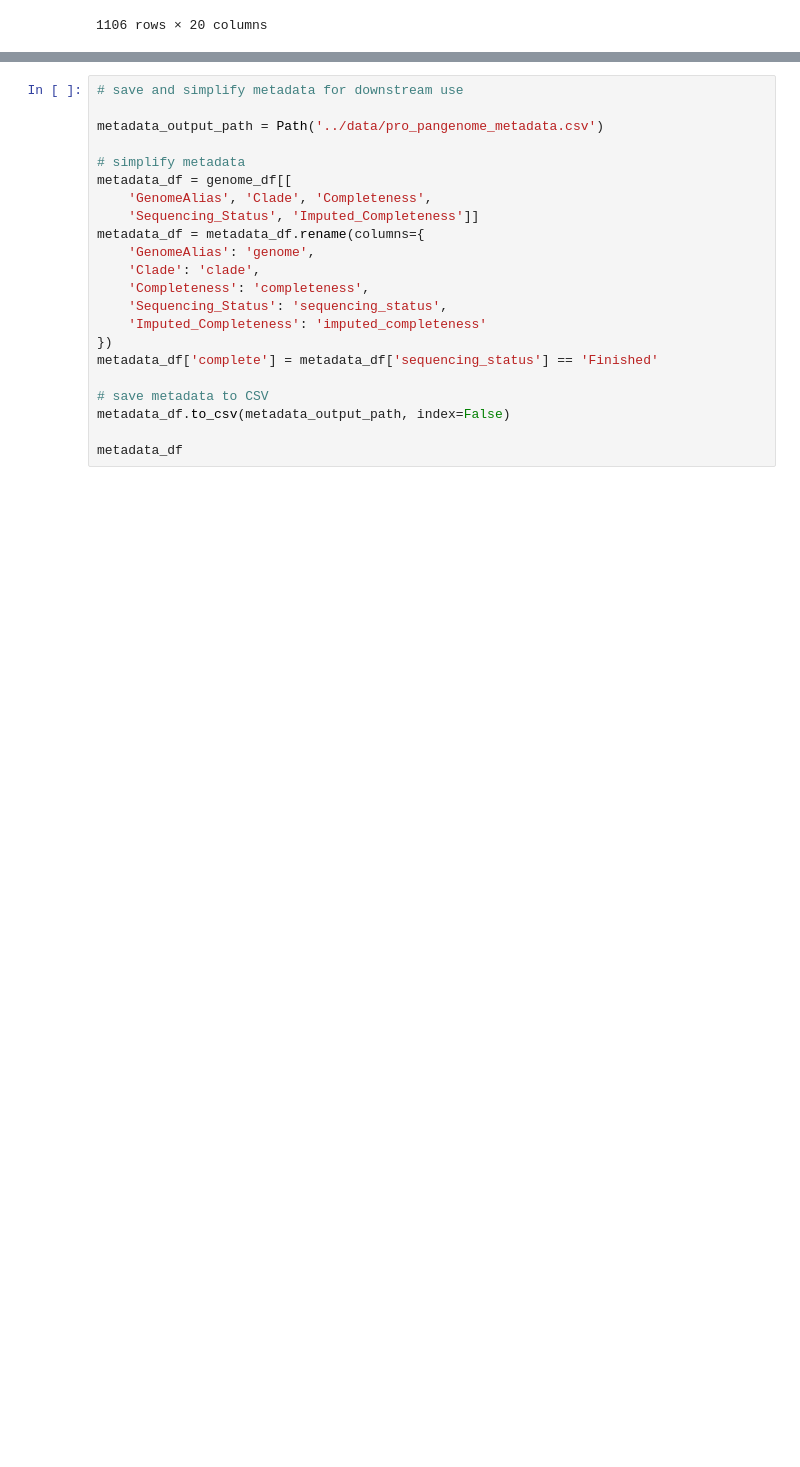
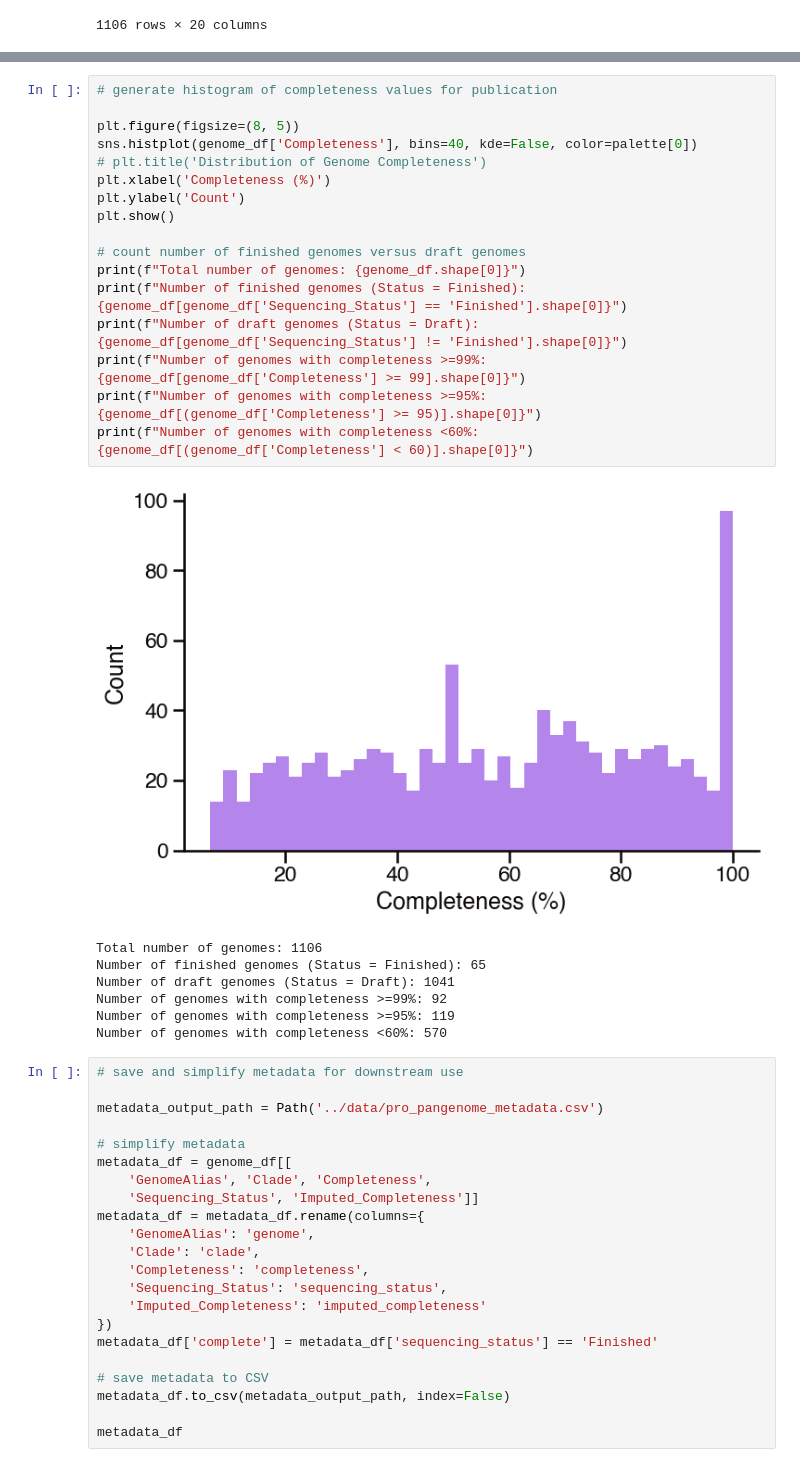
Before and after one commit to blasks/gene-prevalence, a Jupyter notebook: experiments/data-preparation.ipynb, the cells around one changed output, grey strips where cells are left out. Drawn from its saved outputs; the diff is of its cells as text; blank space fills up the shorter version.

```diff
--- a/experiments/data-preparation.ipynb
+++ b/experiments/data-preparation.ipynb
@@ -92,3 +131,28 @@ plt.show()
+# %%
+# generate histogram of completeness values for publication
+
+plt.figure(figsize=(8, 5))
+sns.histplot(genome_df['Completeness'], bins=40, kde=False, color=palette[0])
+# plt.title('Distribution of Genome Completeness')
+plt.xlabel('Completeness (%)')
+plt.ylabel('Count')
+plt.show()
+
+# count number of finished genomes versus draft genomes
+print(f"Total number of genomes: {genome_df.shape[0]}")
+print(f"Number of finished genomes (Status = Finished): {genome_df[genome_df['Sequencing_Status'] == 'Finished'].shape[0]}")
+print(f"Number of draft genomes (Status = Draft): {genome_df[genome_df['Sequencing_Status'] != 'Finished'].shape[0]}")
+print(f"Number of genomes with completeness >=99%: {genome_df[genome_df['Completeness'] >= 99].shape[0]}")
+print(f"Number of genomes with completeness >=95%: {genome_df[(genome_df['Completeness'] >= 95)].shape[0]}")
+print(f"Number of genomes with completeness <60%: {genome_df[(genome_df['Completeness'] < 60)].shape[0]}")
+# %% [output]
+[figure, added]
+Total number of genomes: 1106
+Number of finished genomes (Status = Finished): 65
+Number of draft genomes (Status = Draft): 1041
+Number of genomes with completeness >=99%: 92
+Number of genomes with completeness >=95%: 119
+Number of genomes with completeness <60%: 570
 # %%
 # save and simplify metadata for downstream use
 
```
Also changed, not shown: parts of 13 cells of this notebook.
